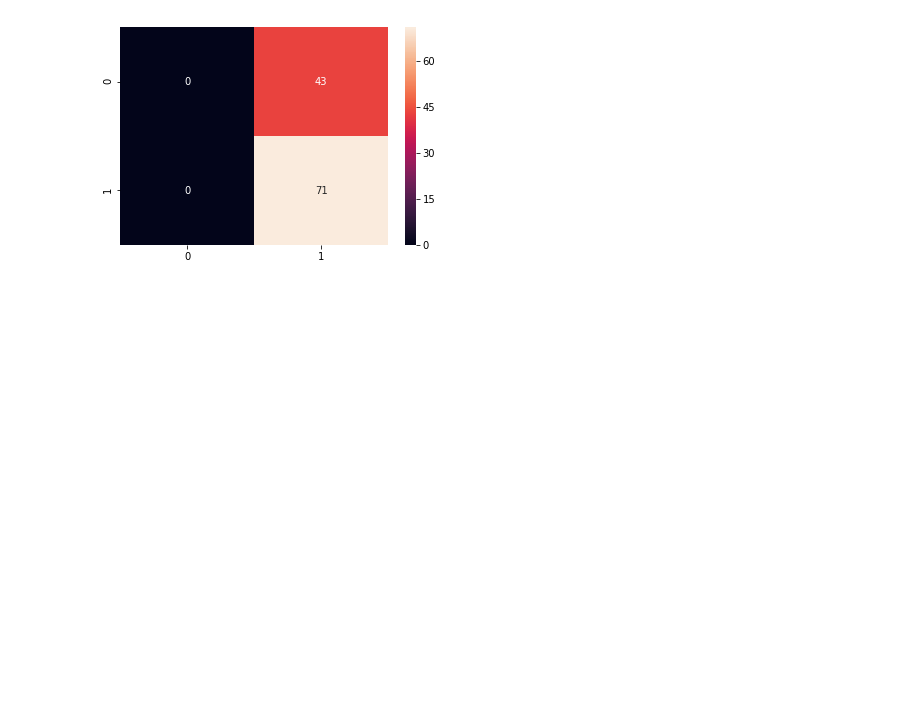
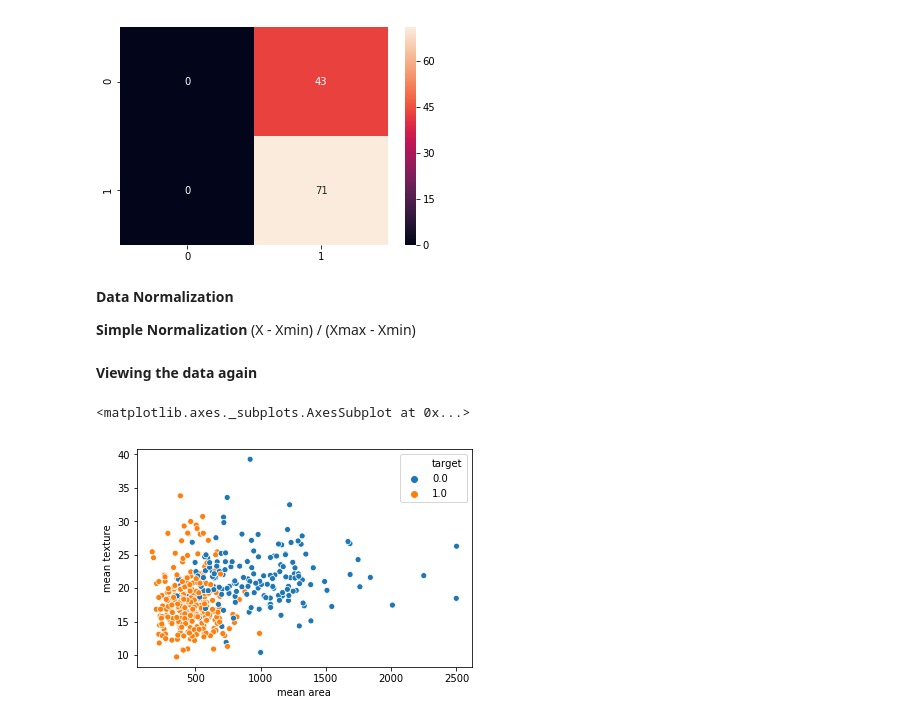
Before and after one commit to aramki/breastCancerClassification, a Jupyter notebook: breastCancerClassification.ipynb, the cells around one changed output. Drawn from its saved outputs; the diff is of its cells as text; code cells hidden in the pictures; blank space fills up the shorter version.

```diff
--- a/breastCancerClassification.ipynb
+++ b/breastCancerClassification.ipynb
@@ -135,3 +135,8 @@ sns.heatmap(confusionMatrix, annot=True)
 # %% [output]
 <matplotlib.axes._subplots.AxesSubplot at 0x...>
 [figure]
+# %% [markdown]
+**Data Normalization**
+
+**Simple Normalization**
+(X - Xmin) / (Xmax - Xmin)
@@ -137,0 +150,7 @@ sns.heatmap(confusionMatrix, annot=True)
+# %% [markdown]
+**Viewing the data again**
+# %%
+sns.scatterplot(x = X_train['mean area'], y = X_train['mean texture'], hue = y_train)
+# %% [output]
+<matplotlib.axes._subplots.AxesSubplot at 0x...>
+[figure, added]
```
Also changed, not shown: parts of 15 cells of this notebook.
